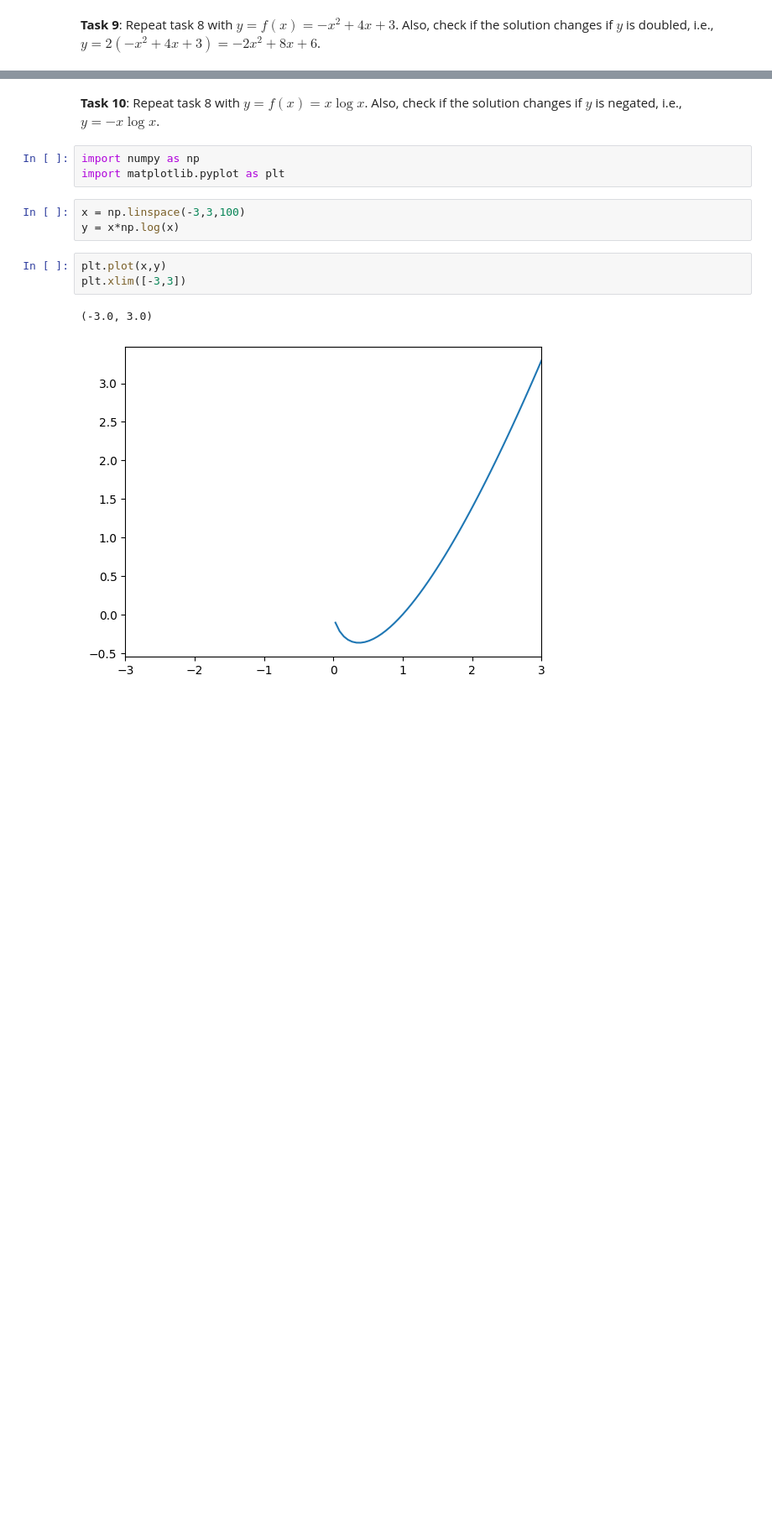
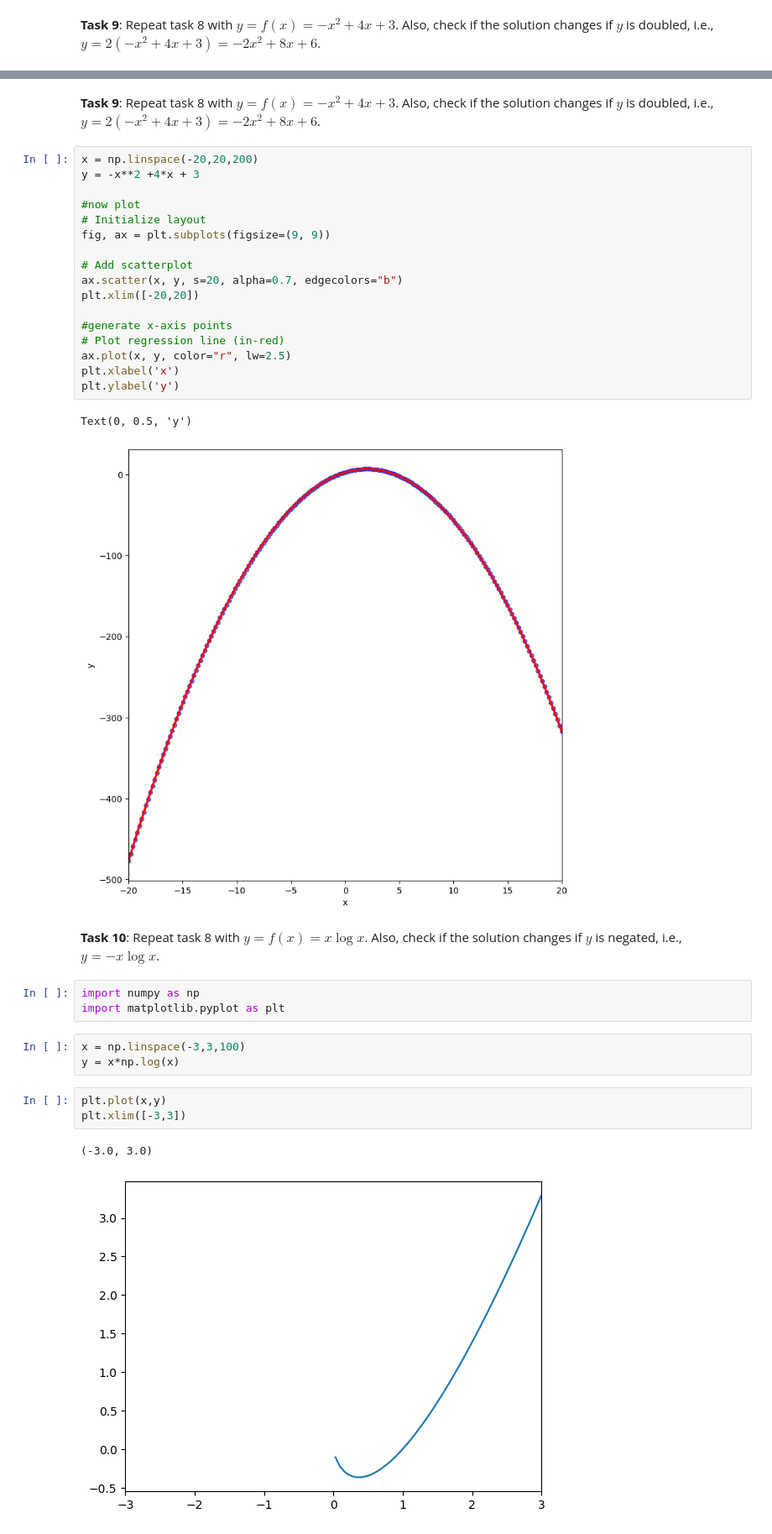
Before and after one commit to natalie2nguyen/MachineLearning, a Jupyter notebook: week6.ipynb, the cells around one changed output, grey strips where cells are left out. Shown: that part at 84% size. Drawn from its saved outputs; the diff is of its cells as text; blank space fills up the shorter version.

Commit message:
week 6 changes up to task 9

```diff
--- a/week6.ipynb
+++ b/week6.ipynb
@@ -363,3 +409,25 @@ R2_score = 0.903606989774234
+# %% [markdown]
+**Task 9**: Repeat task 8 with $y = f(x) = -x^2+4x+3$. Also, check if the solution changes if $y$ is doubled, i.e., $y = 2(-x^2+4x+3) = -2x^2+8x+6$.
+# %%
+x = np.linspace(-20,20,200)
+y = -x**2 +4*x + 3
+
+#now plot
+# Initialize layout
+fig, ax = plt.subplots(figsize=(9, 9))
+
+# Add scatterplot
+ax.scatter(x, y, s=20, alpha=0.7, edgecolors="b")
+plt.xlim([-20,20])
+
+#generate x-axis points
+# Plot regression line (in-red)
+ax.plot(x, y, color="r", lw=2.5)
+plt.xlabel('x')
+plt.ylabel('y')
+# %% [output]
+Text(0, 0.5, 'y')
+[figure, added]
 # %% [markdown]
 **Task 10**: Repeat task 8 with $y = f(x) = x \log x$. Also, check if the solution changes if $y$ is negated, i.e., $y = -x\log x$.
 # %%
```
Also changed, not shown: parts of 6 cells of this notebook.
